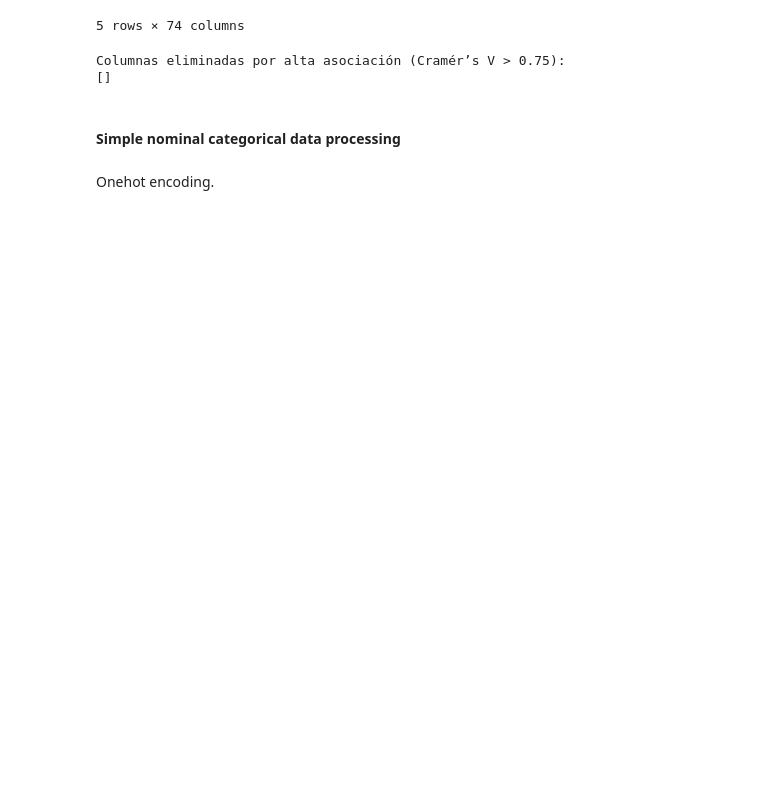
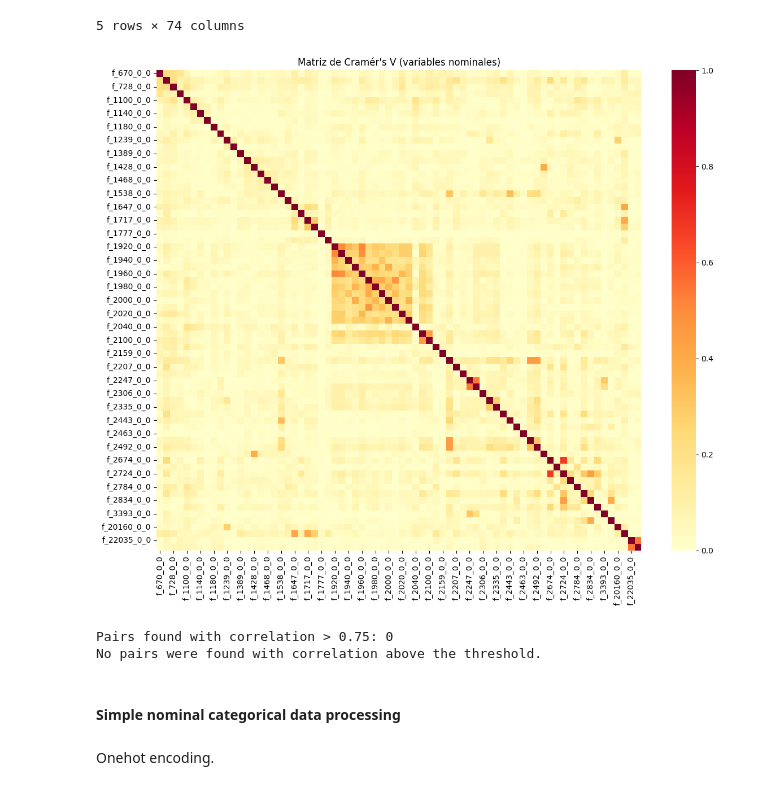
Before and after one commit to fsalamancar/Horizontal_UKB, a Jupyter notebook: touchscreen/touchscreen.ipynb, the cells around one changed output. Saved outputs shown, nothing was run; the diff lists cells and outputs as text; code cells hidden in the pictures; blank space fills up the shorter version.

```diff
--- a/touchscreen/touchscreen.ipynb
+++ b/touchscreen/touchscreen.ipynb
@@ -810,14 +846,16 @@ categorical_simple_nominal_df.head()
 | 4 | 1001358 | 1.0 | 2.0 | 2.0 | 2.0 | 3.0 | 0.0 | 2.0 | 2.0 | ... |
 5 rows × 74 columns
 # %%
-correlation_matrix_crammer = correlation_matrix_crammer(categorical_simple_nominal_df)
+correlation_matrix_crammer_df = correlation_matrix_crammer(categorical_simple_nominal_df)
 
-visualizate_correlation_matrix_crammer(correlation_matrix_crammer)
+visualizate_correlation_matrix_crammer(correlation_matrix_crammer_df)
+# %% [output]
+[figure, added]
 # %%
-get_highly_correlated_columns_from_matrix(correlation_matrix_crammer, touchscreen_chars_df, 0.75)
+get_highly_correlated_columns_from_matrix(correlation_matrix_crammer_df, touchscreen_chars_df, 0.75)
 # %% [output]
-Columnas eliminadas por alta asociación (Cramér’s V > 0.75):
-[]
+Pairs found with correlation > 0.75: 0
+No pairs were found with correlation above the threshold.
 # %% [markdown]
 #### Simple nominal categorical data processing
 # %% [markdown]
```
Also changed, not shown: parts of 37 cells of this notebook, 4 other files.
